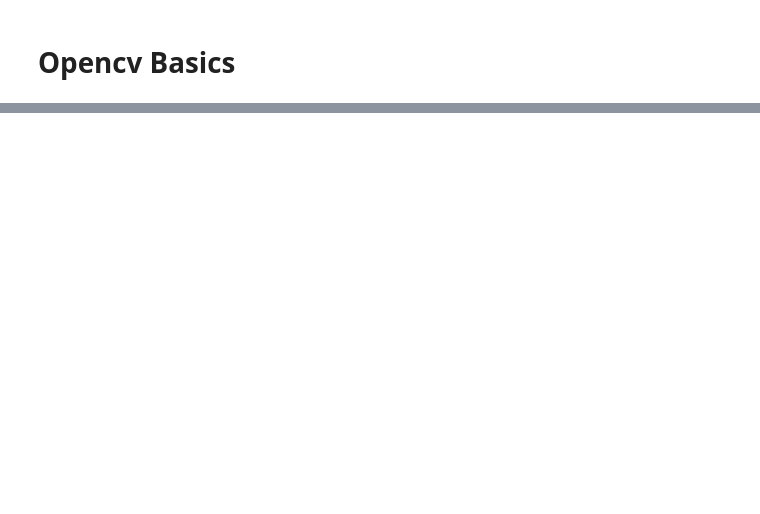
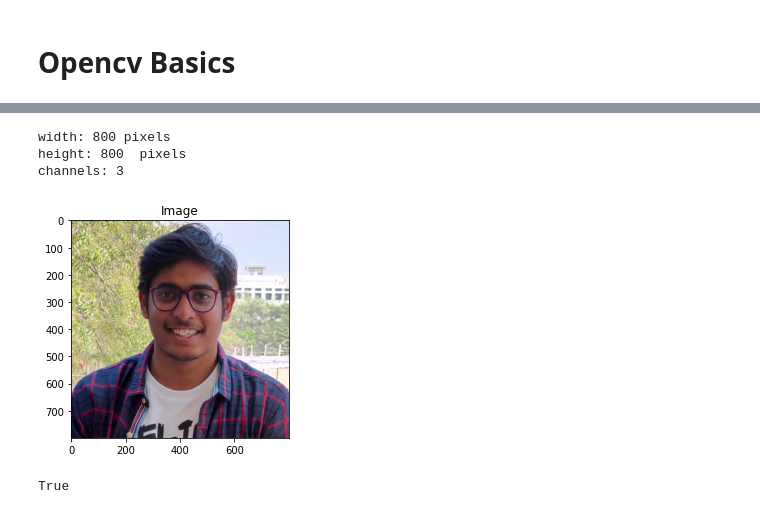
Before and after one commit to NeerajSirvisetti/OpenCV, a Jupyter notebook: 1 - OpenCV Basics/basics.ipynb, the cells around one changed output, grey strips where cells are left out. Saved outputs shown, nothing was run; the diff lists cells and outputs as text; code cells hidden in the pictures; blank space fills up the shorter version.

```diff
--- a/1 - OpenCV Basics/basics.ipynb
+++ b/1 - OpenCV Basics/basics.ipynb
@@ -14,0 +13,8 @@ ImportError: libGL.so.1: cannot open shared object file: No such file or directo
+# %%
+def plt_imshow(title, image):
+    # convert the image frame BGR to RGB color space and display it
+    image = cv2.cvtColor(image, cv2.COLOR_BGR2RGB)
+    plt.imshow(image)
+    plt.title(title)
+    plt.grid(False)
+    plt.show()
@@ -14,0 +28,37 @@ ImportError: libGL.so.1: cannot open shared object file: No such file or directo
+# %%
+# construct the argument parser and parse the arguments
+#ap = argparse.ArgumentParser()
+#ap.add_argument("-i", "--image", required=True,
+#    help="path to input image")
+#args = vars(ap.parse_args())
+
+# since we are using Jupyter Notebooks we can replace our argument
+# parsing code with *hard coded* arguments and values
+args = {
+    "image": "neeraj.jpg",
+}
+# %%
+# load the image from disk via "cv2.imread" and then grab the spatial
+# dimensions, including width, height, and number of channels
+image = cv2.imread(args["image"])
+(h, w, c) = image.shape[:3]
+
+# display the image width, height, and number of channels to our
+# terminal
+print("width: {} pixels".format(image.shape[1]))
+print("height: {}  pixels".format(image.shape[0]))
+print("channels: {}".format(image.shape[2]))
+# %% [output]
+width: 800 pixels
+height: 800  pixels
+channels: 3
+# %%
+# show the image and wait for a keypress
+plt_imshow("Image", image)
+
+# save the image back to disk (OpenCV handles converting image
+# filetypes automatically)
+cv2.imwrite("newimage.jpg", image)
+# %% [output]
+[figure, added]
+True
```
Also changed, not shown: parts of 18 cells of this notebook, 8 other files.
